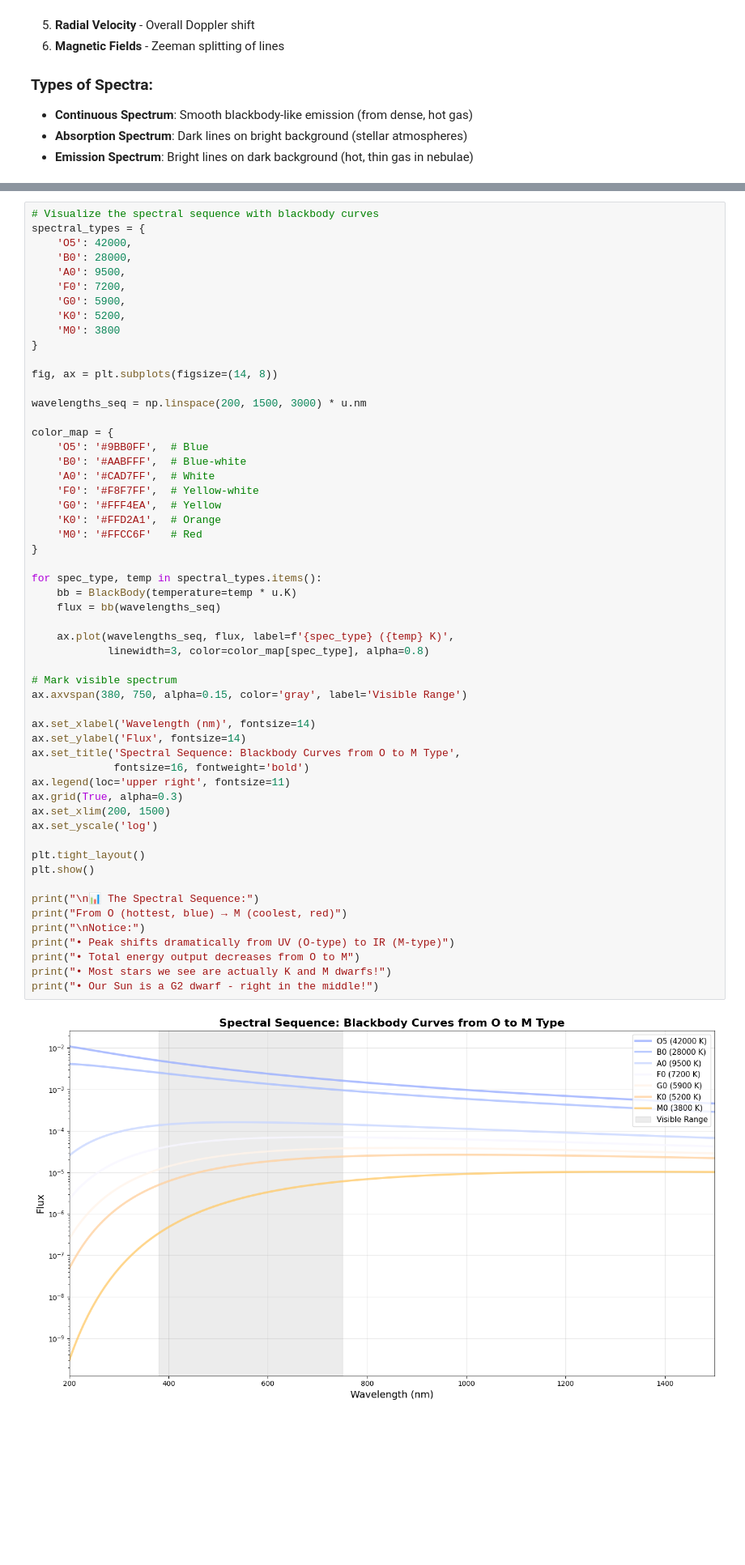
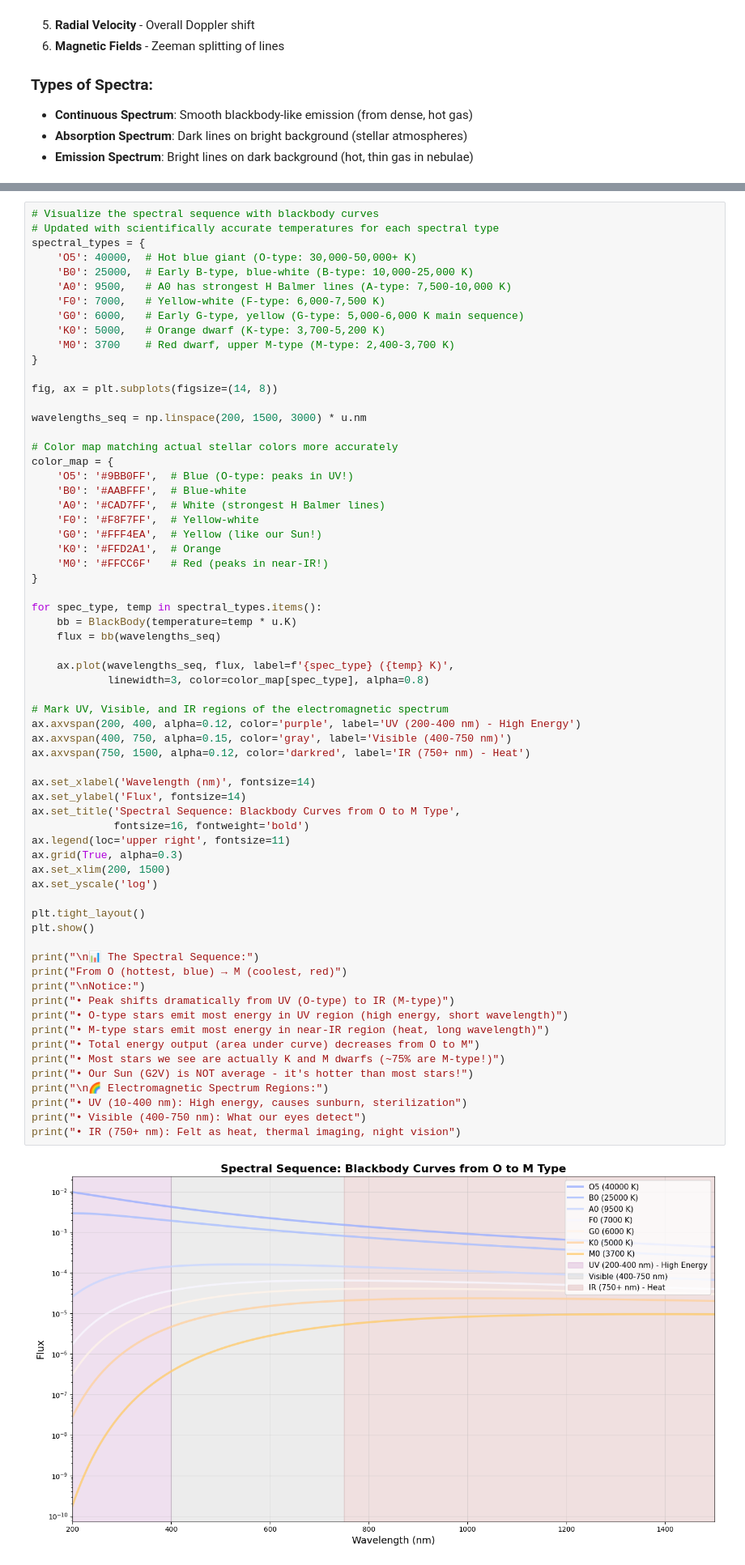
Before and after one commit to Quintinlf/NMR-Project, a Jupyter notebook: stellar_spectrospy/intro_to_stellar_spec.ipynb, the cells around one changed output, grey strips where cells are left out. Shown at 81% size. Cells and saved outputs as stored; diff of their text form; blank space fills up the shorter version.

Commit message:
got the stars blackbody radiations on the graph

```diff
--- a/stellar_spectrospy/intro_to_stellar_spec.ipynb
+++ b/stellar_spectrospy/intro_to_stellar_spec.ipynb
@@ -407,60 +606,70 @@ Each type has characteristic absorption lines and temperature ranges:
 # %%
 # Visualize the spectral sequence with blackbody curves
+# Updated with scientifically accurate temperatures for each spectral type
 spectral_types = {
-    'O5': 42000,
-    'B0': 28000,
-    'A0': 9500,
-    'F0': 7200,
-    'G0': 5900,
-    'K0': 5200,
-    'M0': 3800
+    'O5': 40000,  # Hot blue giant (O-type: 30,000-50,000+ K)
+    'B0': 25000,  # Early B-type, blue-white (B-type: 10,000-25,000 K)
+    'A0': 9500,   # A0 has strongest H Balmer lines (A-type: 7,500-10,000 K)
+    'F0': 7000,   # Yellow-white (F-type: 6,000-7,500 K)
+    'G0': 6000,   # Early G-type, yellow (G-type: 5,000-6,000 K main sequence)
+    'K0': 5000,   # Orange dwarf (K-type: 3,700-5,200 K)
+    'M0': 3700    # Red dwarf, upper M-type (M-type: 2,400-3,700 K)
 }
 
 fig, ax = plt.subplots(figsize=(14, 8))
 
 wavelengths_seq = np.linspace(200, 1500, 3000) * u.nm
 
+# Color map matching actual stellar colors more accurately
 color_map = {
-    'O5': '#9BB0FF',  # Blue
+    'O5': '#9BB0FF',  # Blue (O-type: peaks in UV!)
     'B0': '#AABFFF',  # Blue-white
-    'A0': '#CAD7FF',  # White
+    'A0': '#CAD7FF',  # White (strongest H Balmer lines)
     'F0': '#F8F7FF',  # Yellow-white
-    'G0': '#FFF4EA',  # Yellow
+    'G0': '#FFF4EA',  # Yellow (like our Sun!)
     'K0': '#FFD2A1',  # Orange
-    'M0': '#FFCC6F'   # Red
+    'M0': '#FFCC6F'   # Red (peaks in near-IR!)
 }
 
 for spec_type, temp in spectral_types.items():
     bb = BlackBody(temperature=temp * u.K)
     flux = bb(wavelengths_seq)
 
     ax.plot(wavelengths_seq, flux, label=f'{spec_type} ({temp} K)',
             linewidth=3, color=color_map[spec_type], alpha=0.8)
 
-# Mark visible spectrum
-ax.axvspan(380, 750, alpha=0.15, color='gray', label='Visible Range')
+# Mark UV, Visible, and IR regions of the electromagnetic spectrum
+ax.axvspan(200, 400, alpha=0.12, color='purple', label='UV (200-400 nm) - High Energy')
+ax.axvspan(400, 750, alpha=0.15, color='gray', label='Visible (400-750 nm)')
+ax.axvspan(750, 1500, alpha=0.12, color='darkred', label='IR (750+ nm) - Heat')
 
 ax.set_xlabel('Wavelength (nm)', fontsize=14)
 ax.set_ylabel('Flux', fontsize=14)
 ax.set_title('Spectral Sequence: Blackbody Curves from O to M Type',
              fontsize=16, fontweight='bold')
 ax.legend(loc='upper right', fontsize=11)
 ax.grid(True, alpha=0.3)
 ax.set_xlim(200, 1500)
 ax.set_yscale('log')
 
 plt.tight_layout()
 plt.show()
 
 print("\n📊 The Spectral Sequence:")
 print("From O (hottest, blue) → M (coolest, red)")
 print("\nNotice:")
 print("• Peak shifts dramatically from UV (O-type) to IR (M-type)")
-print("• Total energy output decreases from O to M")
-print("• Most stars we see are actually K and M dwarfs!")
-print("• Our Sun is a G2 dwarf - right in the middle!")
+print("• O-type stars emit most energy in UV region (high energy, short wavelength)")
+print("• M-type stars emit most energy in near-IR region (heat, long wavelength)")
+print("• Total energy output (area under curve) decreases from O to M")
+print("• Most stars we see are actually K and M dwarfs (~75% are M-type!)")
+print("• Our Sun (G2V) is NOT average - it's hotter than most stars!")
+print("\n🌈 Electromagnetic Spectrum Regions:")
+print("• UV (10-400 nm): High energy, causes sunburn, sterilization")
+print("• Visible (400-750 nm): What our eyes detect")
+print("• IR (750+ nm): Felt as heat, thermal imaging, night vision")
 # %% [output]
-[figure, old version]
+[figure, new version]
 📊 The Spectral Sequence:
 From O (hottest, blue) → M (coolest, red)
 
```
Also changed, not shown: parts of 20 cells of this notebook.
